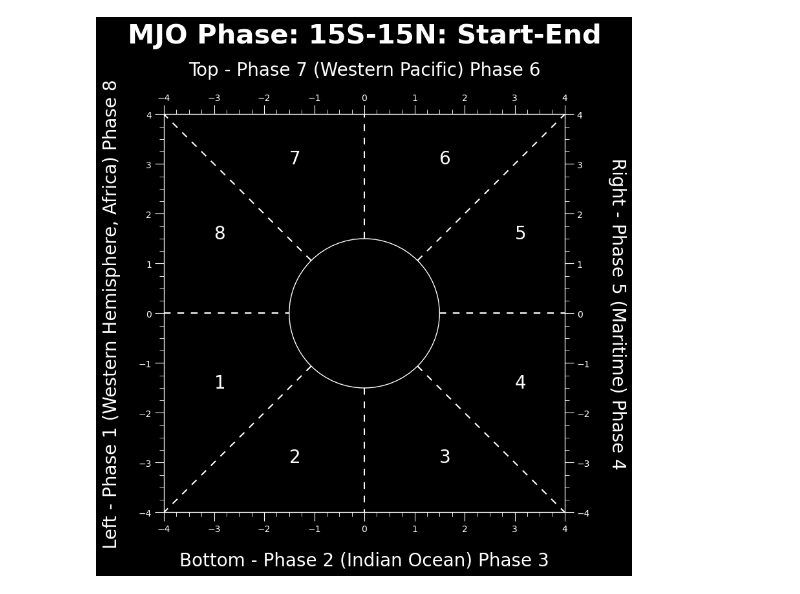
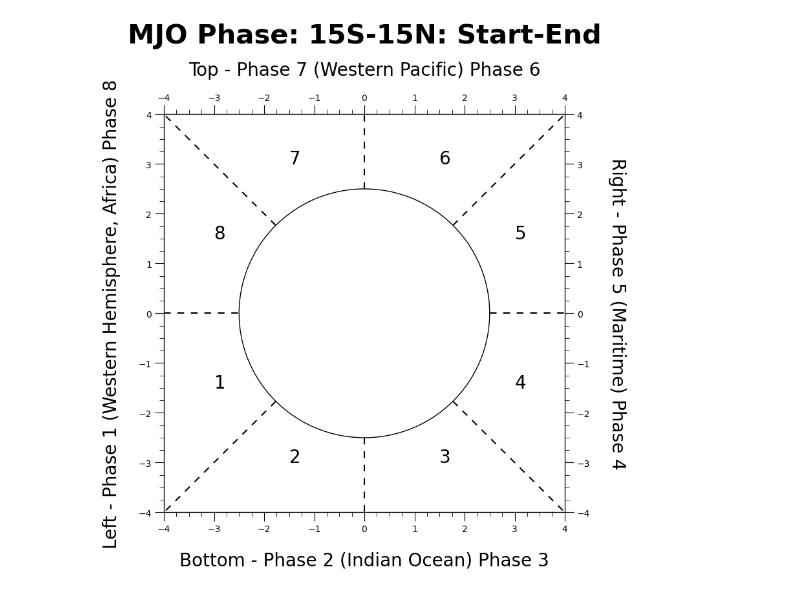
Before and after one commit to cyschneck/geocat-research, a Jupyter notebook: mjo/mjo_phase_background.ipynb, the cells around one changed output. Cells and saved outputs as stored; diff of their text form; code cells hidden in the pictures.

```diff
--- a/mjo/mjo_phase_background.ipynb
+++ b/mjo/mjo_phase_background.ipynb
@@ -150,9 +150,9 @@ def mjo_phase_background(is_darkmode=False, start_date="Start", end_date="End",
 
     plt.show()
 # %%
-mjo_phase_background(is_darkmode=True, radius=1.5)
+mjo_phase_background(is_darkmode=False, radius=2.5)
 # %% [output]
-[figure, old version]
+[figure, new version]
 # %% [markdown]
 Working Example -- Phase diagram split into 8 equal parts for example:
 
```
Also changed, not shown: 2 other files.
